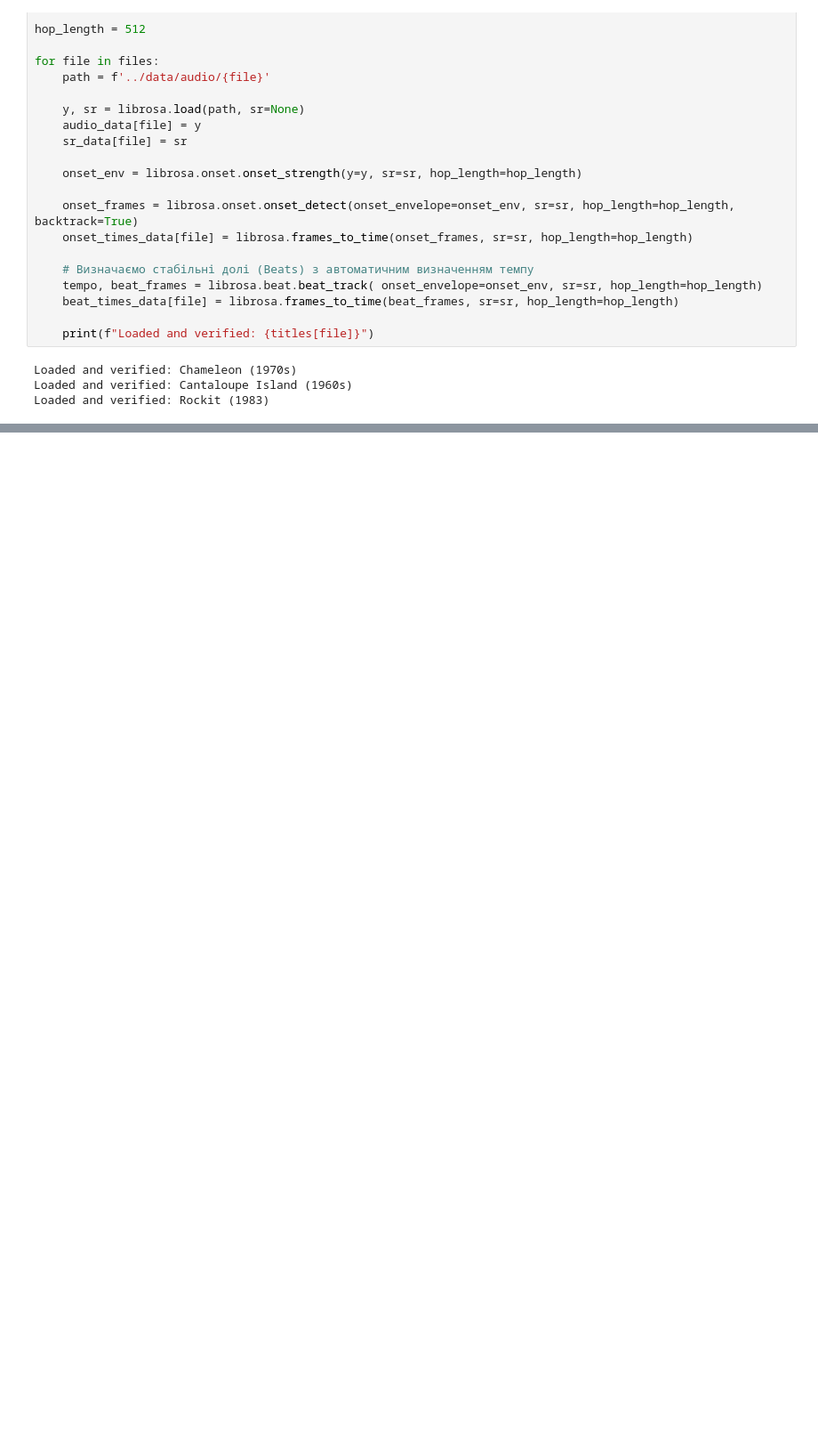
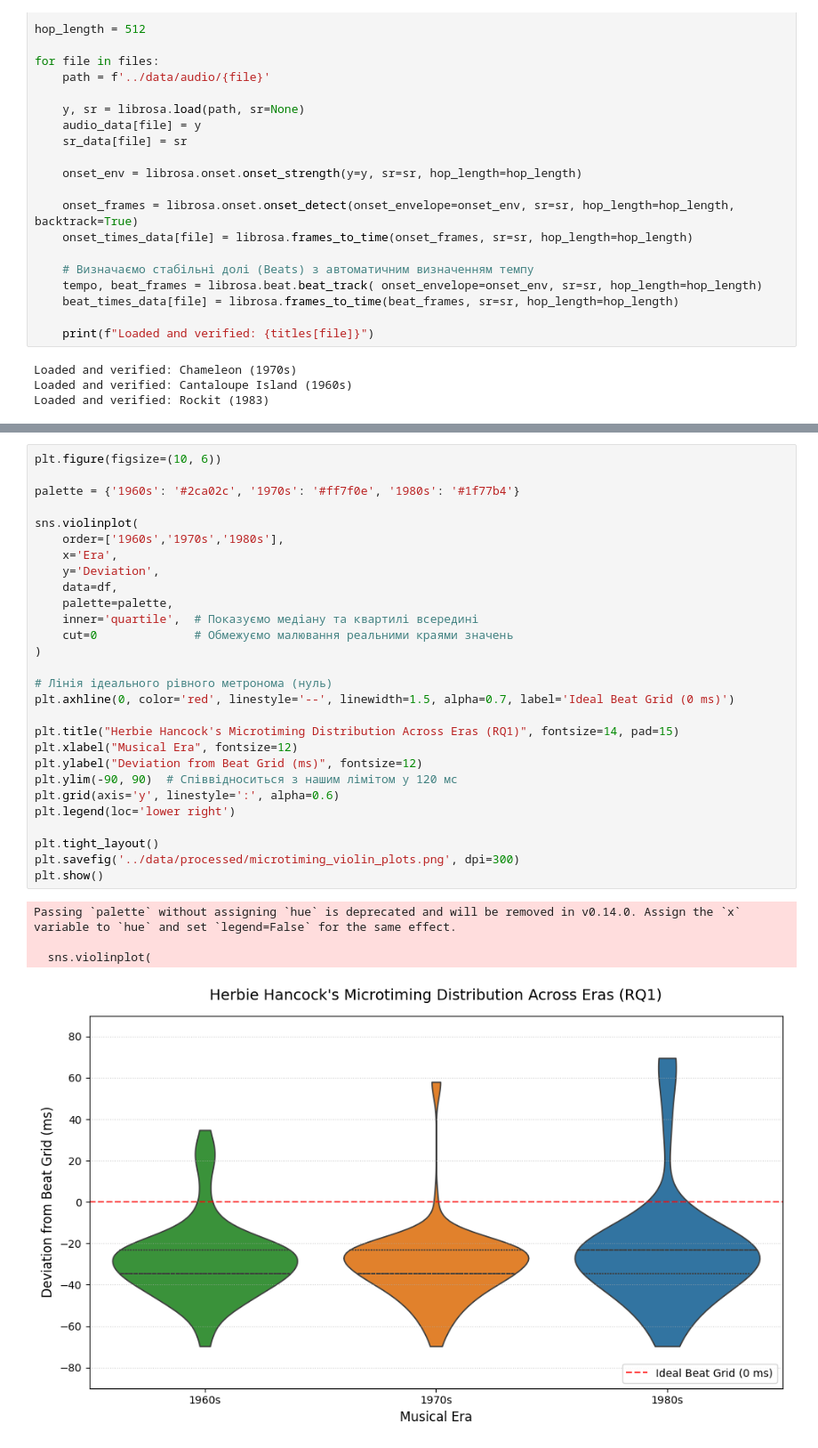
Before and after one commit to MoodyBluzz/quantifying-groove, a Jupyter notebook: notebooks/02_microtiming.ipynb, the cells around one changed output, grey strips where cells are left out. Shown at 89% size. Saved outputs shown, nothing was run; the diff lists cells and outputs as text; blank space fills up the shorter version.

Commit message:
Step 2: Microtiming Deviation Analysis

```diff
--- a/notebooks/02_microtiming.ipynb
+++ b/notebooks/02_microtiming.ipynb
@@ -83,0 +182,33 @@ first 10: [np.float64(-23.21995464852608), np.float64(116.09977324263039), np.fl
+# %%
+plt.figure(figsize=(10, 6))
+
+palette = {'1960s': '#2ca02c', '1970s': '#ff7f0e', '1980s': '#1f77b4'}
+
+sns.violinplot(
+    order=['1960s','1970s','1980s'],
+    x='Era',
+    y='Deviation',
+    data=df,
+    palette=palette,
+    inner='quartile',  # Показуємо медіану та квартилі всередині
+    cut=0              # Обмежуємо малювання реальними краями значень
+)
+
+# Лінія ідеального рівного метронома (нуль)
+plt.axhline(0, color='red', linestyle='--', linewidth=1.5, alpha=0.7, label='Ideal Beat Grid (0 ms)')
+
+plt.title("Herbie Hancock's Microtiming Distribution Across Eras (RQ1)", fontsize=14, pad=15)
+plt.xlabel("Musical Era", fontsize=12)
+plt.ylabel("Deviation from Beat Grid (ms)", fontsize=12)
+plt.ylim(-90, 90)  # Співвідноситься з нашим лімітом у 120 мс
+plt.grid(axis='y', linestyle=':', alpha=0.6)
+plt.legend(loc='lower right')
+
+plt.tight_layout()
+plt.savefig('../data/processed/microtiming_violin_plots.png', dpi=300)
+plt.show()
+# %% [output]
+Passing `palette` without assigning `hue` is deprecated and will be removed in v0.14.0. Assign the `x` variable to `hue` and set `legend=False` for the same effect.
+
+  sns.violinplot(
+[figure, added]
```
Also changed, not shown: parts of 11 cells of this notebook, 1 other file.
